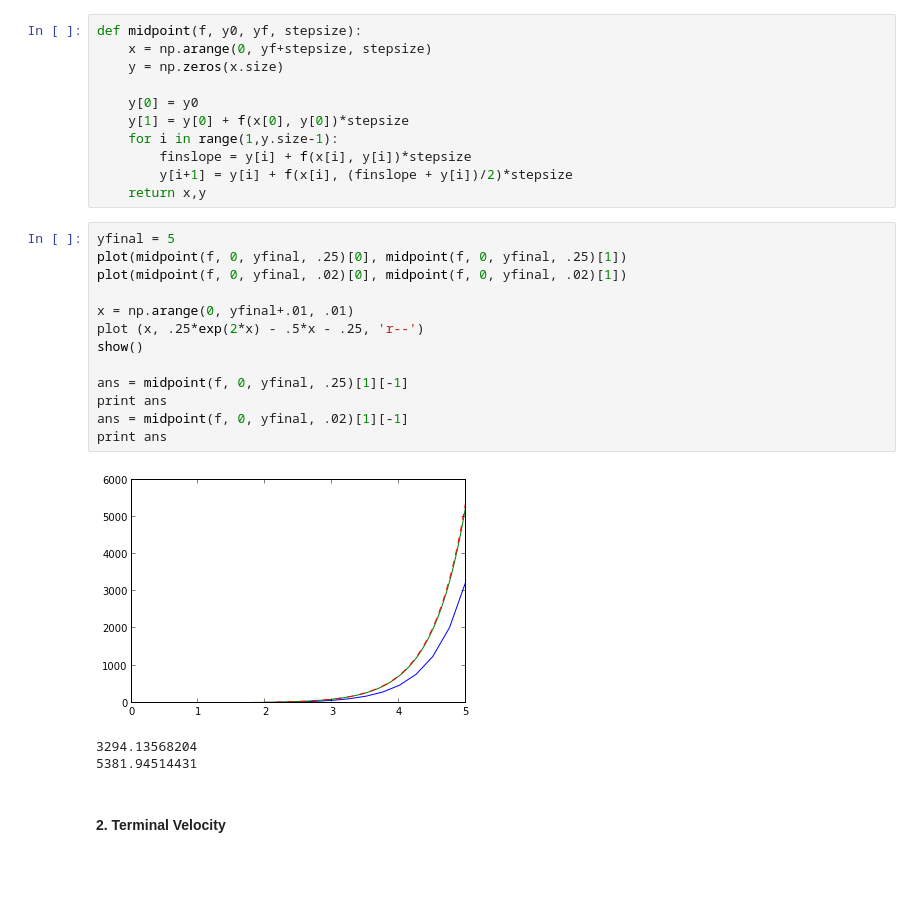
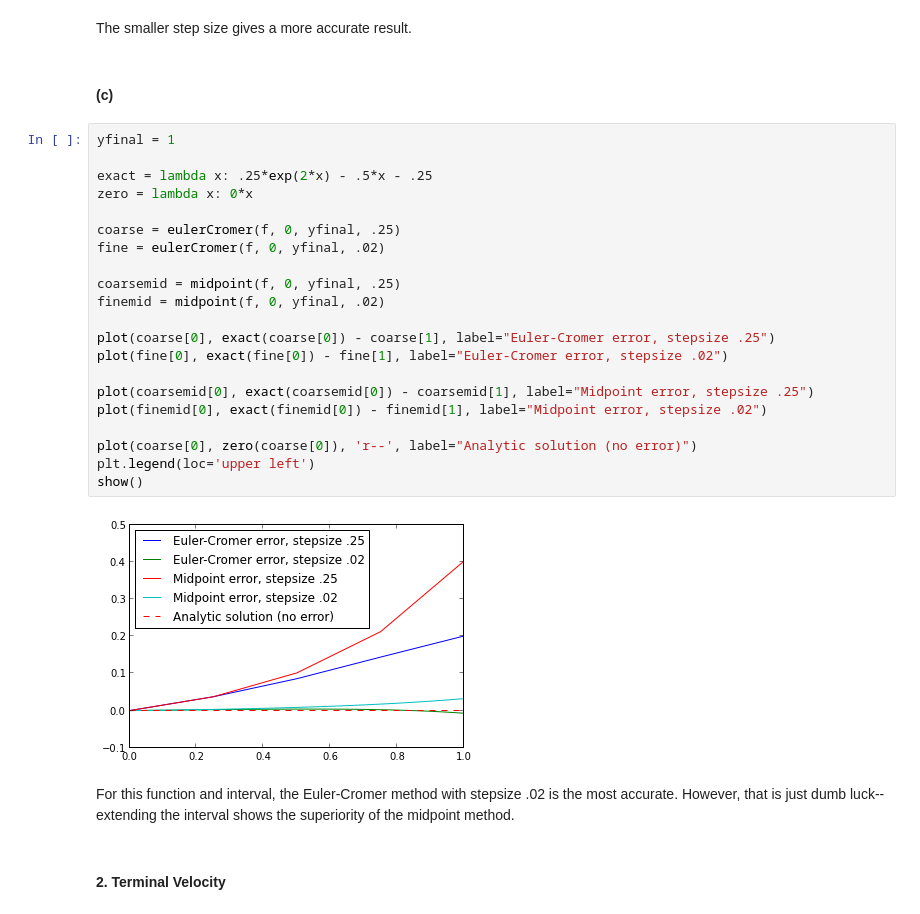
Before and after one commit to jvanatta/particle-tracks, a Jupyter notebook: week7/ODE-Ex6.ipynb, the cells around one changed output. Saved outputs shown, nothing was run; the diff lists cells and outputs as text; blank space fills up the shorter version.

```diff
--- a/week7/ODE-Ex6.ipynb
+++ b/week7/ODE-Ex6.ipynb
@@ -62,30 +86,31 @@ print ans
-# %%
-def midpoint(f, y0, yf, stepsize):
-    x = np.arange(0, yf+stepsize, stepsize)
-    y = np.zeros(x.size)
-
-    y[0] = y0
-    y[1] = y[0] + f(x[0], y[0])*stepsize
-    for i in range(1,y.size-1):
-        finslope = y[i] + f(x[i], y[i])*stepsize
-        y[i+1] = y[i] + f(x[i], (finslope + y[i])/2)*stepsize
-    return x,y
-# %%
-yfinal = 5
-plot(midpoint(f, 0, yfinal, .25)[0], midpoint(f, 0, yfinal, .25)[1])
-plot(midpoint(f, 0, yfinal, .02)[0], midpoint(f, 0, yfinal, .02)[1])
-
-x = np.arange(0, yfinal+.01, .01)
-plot (x, .25*exp(2*x) - .5*x - .25, 'r--')
-show()
-
-ans = midpoint(f, 0, yfinal, .25)[1][-1]
-print ans
-ans = midpoint(f, 0, yfinal, .02)[1][-1]
-print ans
-# %% [output]
-[figure, removed]
-3294.13568204
-5381.94514431
+# %% [markdown]
+The smaller step size gives a more accurate result.
+# %% [markdown]
+#### (c)
+# %%
+yfinal = 1
+
+exact = lambda x: .25*exp(2*x) - .5*x - .25
+zero = lambda x: 0*x
+
+coarse = eulerCromer(f, 0, yfinal, .25)
+fine = eulerCromer(f, 0, yfinal, .02)
+
+coarsemid = midpoint(f, 0, yfinal, .25)
+finemid = midpoint(f, 0, yfinal, .02)
+
+plot(coarse[0], exact(coarse[0]) - coarse[1], label="Euler-Cromer error, stepsize .25")
+plot(fine[0], exact(fine[0]) - fine[1], label="Euler-Cromer error, stepsize .02")
+
+plot(coarsemid[0], exact(coarsemid[0]) - coarsemid[1], label="Midpoint error, stepsize .25")
+plot(finemid[0], exact(finemid[0]) - finemid[1], label="Midpoint error, stepsize .02")
+
+plot(coarse[0], zero(coarse[0]), 'r--', label="Analytic solution (no error)")
+plt.legend(loc='upper left')
+show()
+# %% [output]
+[figure, added]
+# %% [markdown]
+For this function and interval, the Euler-Cromer method with stepsize .02 is the most accurate. However, that is just dumb luck--extending the interval shows the superiority of the midpoint method.
 # %% [markdown]
 #### 2. Terminal Velocity
```
Also changed, not shown: parts of 21 cells of this notebook, 3 other files.
